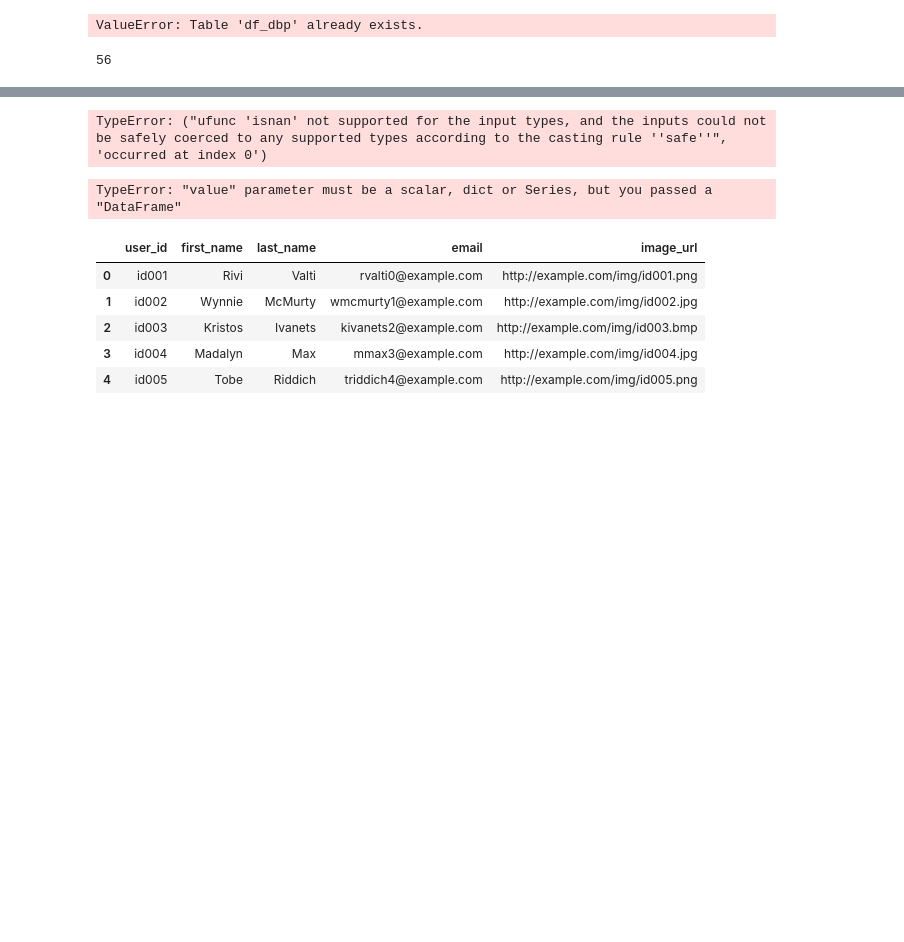
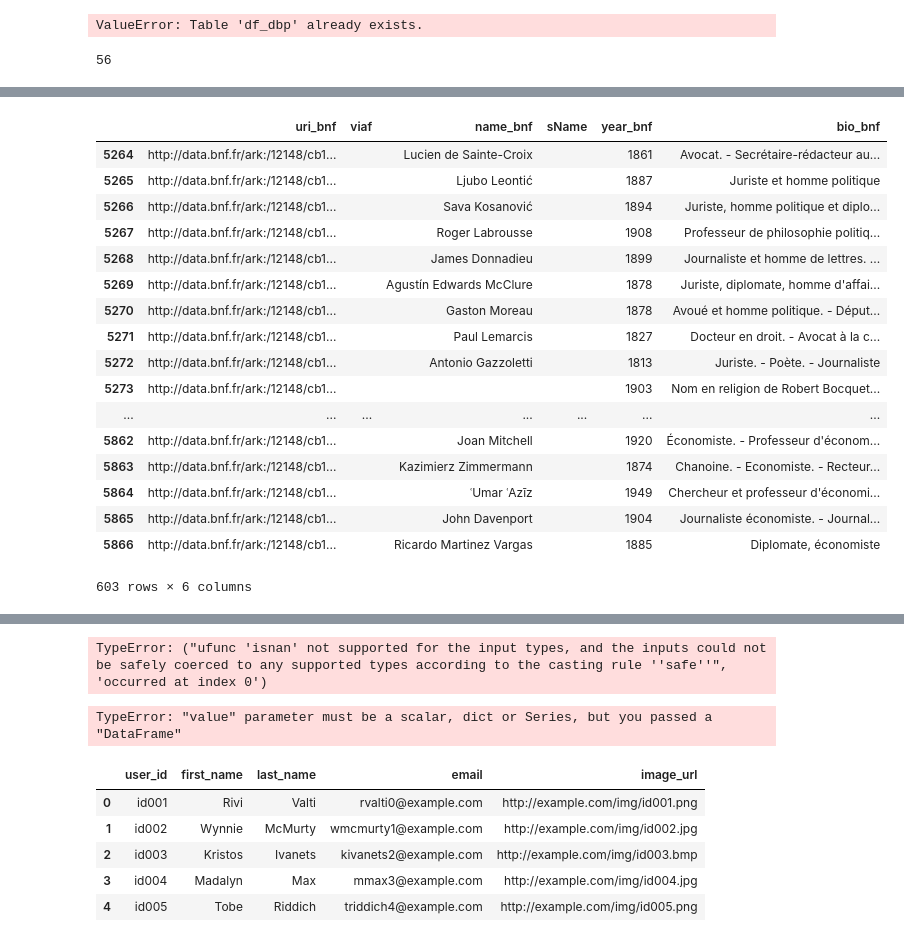
Before and after one commit to Semantic-Data-for-Humanities/Economists_Jurists, a Jupyter notebook: Notebooks/Issues/DBpedia_BnF_Data_URI.ipynb, the cells around one changed output, grey strips where cells are left out. Cells and saved outputs as stored; diff of their text form; code cells hidden in the pictures; blank space fills up the shorter version.

```diff
--- a/Notebooks/Issues/DBpedia_BnF_Data_URI.ipynb
+++ b/Notebooks/Issues/DBpedia_BnF_Data_URI.ipynb
@@ -512,0 +568,26 @@ result[:100]
+# %%
+# Extract only rows without VIAF uri from BnF Data
+df_bnf_test = pd.DataFrame(result_bnf, columns=['uri_bnf', 'viaf', 'name_bnf', 'sName','year_bnf','bio_bnf'])
+
+df_bnf_test_mask=df_bnf_test['viaf']==''
+filtered_df_bnf_test = df_bnf_test[df_bnf_test_mask]
+filtered_df_bnf_test
+# %% [output]
+|  | uri_bnf | viaf | name_bnf | sName | year_bnf | bio_bnf |
+| 5264 | http://data.bnf.fr/ark:/12148/cb1... |  | Lucien de Sainte-Croix |  | 1861 | Avocat. - Secrétaire-rédacteur au... |
+| 5265 | http://data.bnf.fr/ark:/12148/cb1... |  | Ljubo Leontić |  | 1887 | Juriste et homme politique |
+| 5266 | http://data.bnf.fr/ark:/12148/cb1... |  | Sava Kosanović |  | 1894 | Juriste, homme politique et diplo... |
+| 5267 | http://data.bnf.fr/ark:/12148/cb1... |  | Roger Labrousse |  | 1908 | Professeur de philosophie politiq... |
+| 5268 | http://data.bnf.fr/ark:/12148/cb1... |  | James Donnadieu |  | 1899 | Journaliste et homme de lettres. ... |
+| 5269 | http://data.bnf.fr/ark:/12148/cb1... |  | Agustín Edwards McClure |  | 1878 | Juriste, diplomate, homme d'affai... |
+| 5270 | http://data.bnf.fr/ark:/12148/cb1... |  | Gaston Moreau |  | 1878 | Avoué et homme politique. - Déput... |
+| 5271 | http://data.bnf.fr/ark:/12148/cb1... |  | Paul Lemarcis |  | 1827 | Docteur en droit. - Avocat à la c... |
+| 5272 | http://data.bnf.fr/ark:/12148/cb1... |  | Antonio Gazzoletti |  | 1813 | Juriste. - Poète. - Journaliste |
+| 5273 | http://data.bnf.fr/ark:/12148/cb1... |  |  |  | 1903 | Nom en religion de Robert Bocquet... |
+| ... | ... | ... | ... | ... | ... | ... |
+| 5862 | http://data.bnf.fr/ark:/12148/cb1... |  | Joan Mitchell |  | 1920 | Économiste. - Professeur d'économ... |
+| 5863 | http://data.bnf.fr/ark:/12148/cb1... |  | Kazimierz Zimmermann |  | 1874 | Chanoine. - Economiste. - Recteur... |
+| 5864 | http://data.bnf.fr/ark:/12148/cb1... |  | ʿUmar ʿAzīz |  | 1949 | Chercheur et professeur d'économi... |
+| 5865 | http://data.bnf.fr/ark:/12148/cb1... |  | John Davenport |  | 1904 | Journaliste économiste. - Journal... |
+| 5866 | http://data.bnf.fr/ark:/12148/cb1... |  | Ricardo Martinez Vargas |  | 1885 | Diplomate, économiste |
+603 rows × 6 columns
```
Also changed, not shown: parts of 15 cells of this notebook.
